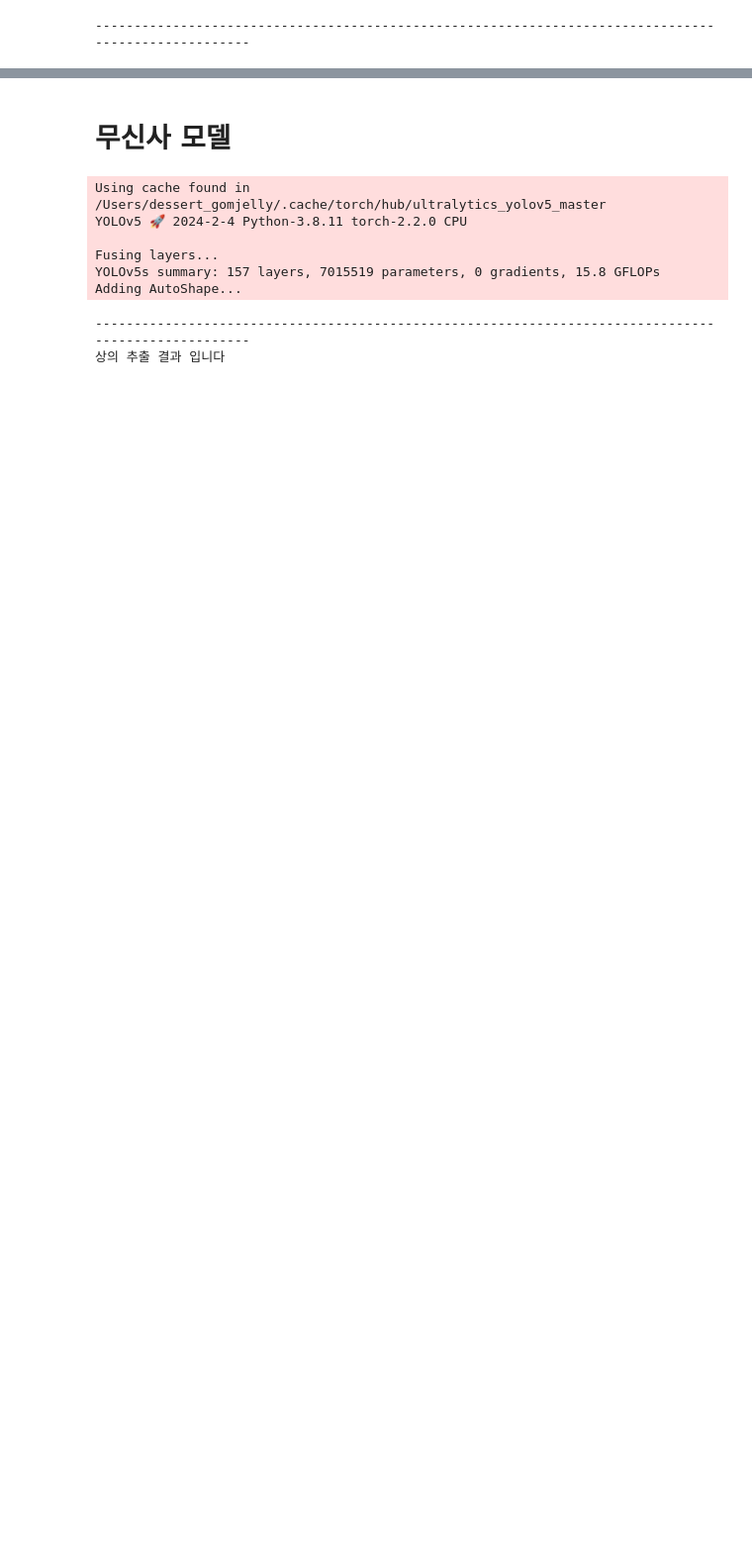
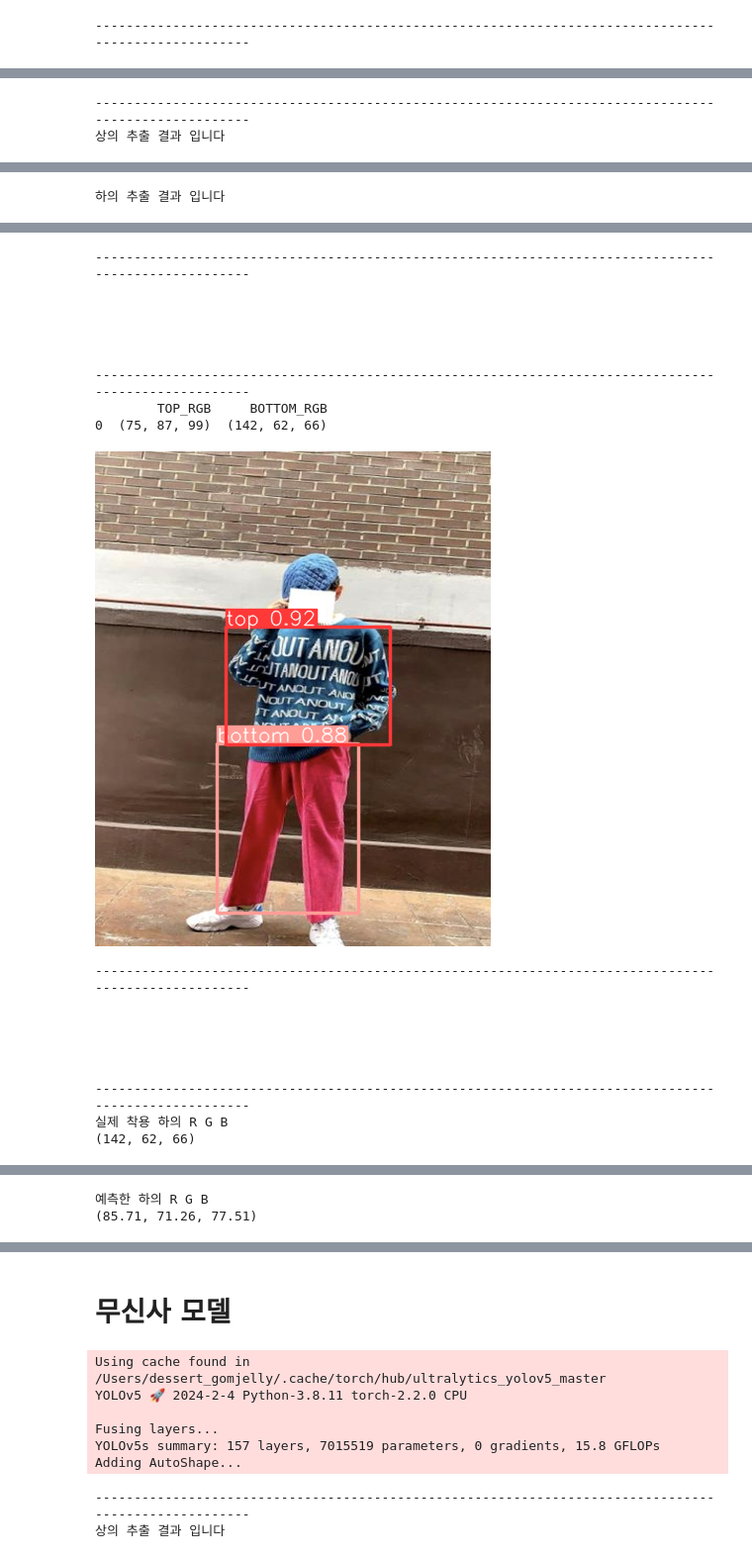
Before and after one commit to dessertgomjelly/Trend-Driven-Color-Matching-Project, a Jupyter notebook: Code/4. 색상트렌드분석.ipynb, the cells around one changed output, grey strips where cells are left out. Shown at 99% size. Saved outputs shown, nothing was run; the diff lists cells and outputs as text; code cells hidden in the pictures; blank space fills up the shorter version.

```diff
--- a/Code/4. 색상트렌드분석.ipynb
+++ b/Code/4. 색상트렌드분석.ipynb
@@ -264,0 +357,53 @@ Adding AutoShape...
+# %%
+image_path = "/Users/dessert_gomjelly/Desktop/yolo project/색상검출/일반인.png"
+model_path = "/Users/dessert_gomjelly/Desktop/yolo project/색상검출/best.pt"
+
+result_dataframe, results_resized = extract_major_colors(image_path, model_path)
+
+# 상의와 하의 색상 출력
+for idx, row in result_dataframe.iterrows():
+    top_rgb = row['TOP_RGB']
+    bottom_rgb = row['BOTTOM_RGB']
+
+    print('-'*100)
+    print('상의 추출 결과 입니다')
+    show_color(top_rgb)
+
+    print('하의 추출 결과 입니다')
+    show_color(bottom_rgb)
+    print('-'*100)
+    print('\n\n\n\n')
+
+print('-'*100)
+print(result_dataframe)
+results_resized.show()
+print('-'*100)
+print('\n\n\n\n')
+
+
+# 데이터 준비
+X_top = convert_to_numeric(result_dataframe['TOP_RGB'].tolist())
+X_bottom = convert_to_numeric(result_dataframe['BOTTOM_RGB'].tolist())
+
+# 상의의 색상을 기반으로 하의의 색상 예측
+predicted_bottom = KNN_model.predict(X_top.reshape(1, -1))
+
+# 정규화된 예측된 하의 색상을 원래의 RGB 형태로 변환
+predicted_bottom_RGB = convert_to_original(predicted_bottom[0])
+
+
+# 결과 시각화 - 실제 하의 색상 시각화
+truth_bottom_RGB = tuple(map(lambda x: round(x, 2), result_dataframe['BOTTOM_RGB'].values[0]))
+print('-'*100)
+print('실제 착용 하의 R G B ')
+print(truth_bottom_RGB)
+show_color(truth_bottom_RGB)
+
+
+# 결과 시각화 - 예측된 하의 색상 시각화
+predicted_bottom_RGB_rounded = tuple(map(lambda x: round(x, 2), predicted_bottom_RGB))
+print('예측한 하의 R G B')
+print(predicted_bottom_RGB_rounded)
+show_color(predicted_bottom_RGB_rounded)
+print('-'*100)
+# %% [output]
@@ -264,0 +416,2 @@ Adding AutoShape...
+----------------------------------------------------------------------------------------------------
+상의 추출 결과 입니다
@@ -264,0 +419 @@ Adding AutoShape...
+하의 추출 결과 입니다
@@ -264,0 +421,19 @@ Adding AutoShape...
+----------------------------------------------------------------------------------------------------
+
+
+
+
+
+----------------------------------------------------------------------------------------------------
+        TOP_RGB     BOTTOM_RGB
+0  (75, 87, 99)  (142, 62, 66)
+[figure, added]
+----------------------------------------------------------------------------------------------------
+
+
+
+
+
+----------------------------------------------------------------------------------------------------
+실제 착용 하의 R G B
+(142, 62, 66)
@@ -264,0 +441,2 @@ Adding AutoShape...
+예측한 하의 R G B
+(85.71, 71.26, 77.51)
```
Also changed, not shown: parts of 7 cells of this notebook, 5 other files.
